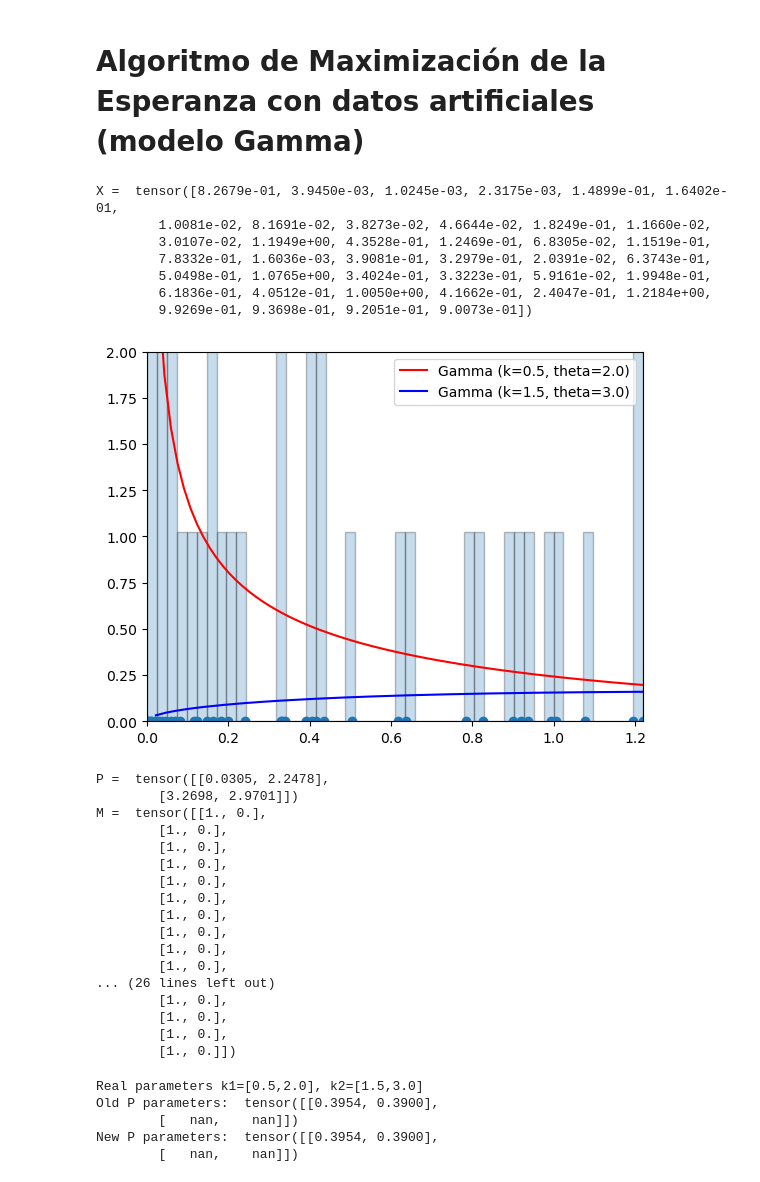
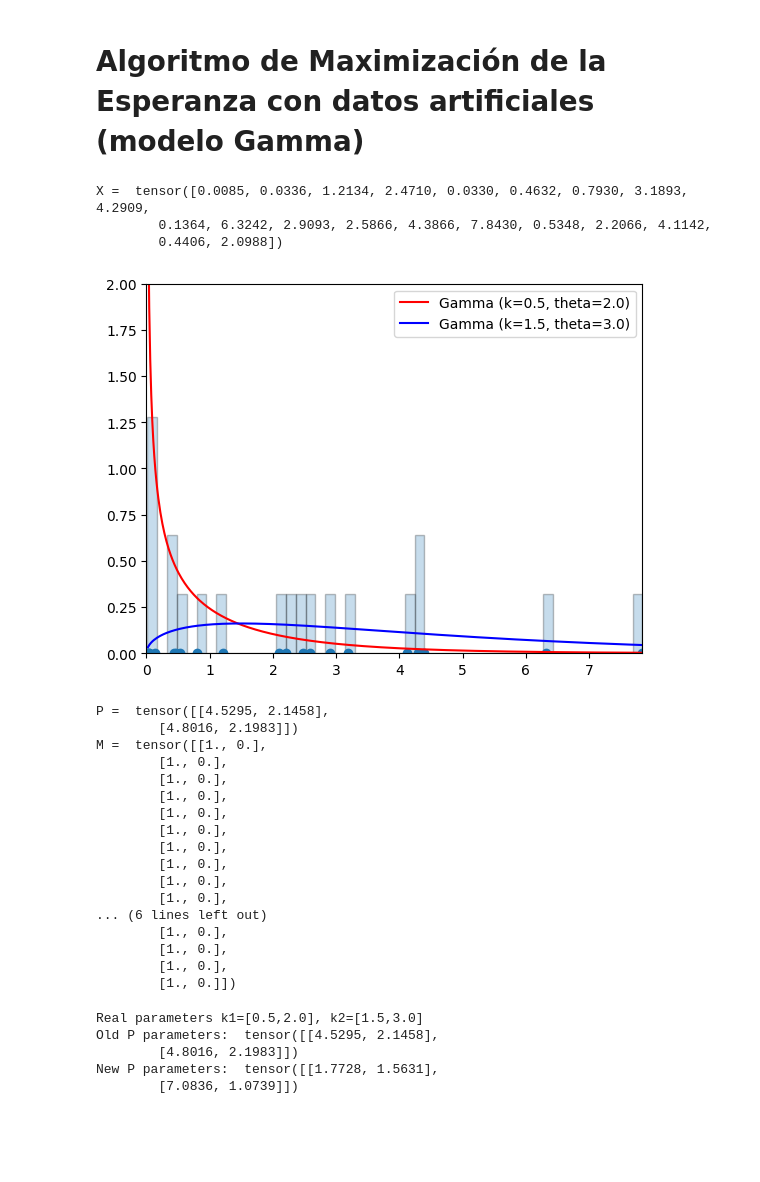
Before and after one commit to BRJMM/AprendizajeAutomatico, a Jupyter notebook: TrabajoPractico0/Trabajo_práctico_0_Algoritmo_de_Maximización_de_la_Esperanza.ipynb, the cells around one changed output. Drawn from its saved outputs; the diff is of its cells as text; code cells hidden in the pictures; blank space fills up the shorter version.

```diff
--- a/TrabajoPractico0/Trabajo_práctico_0_Algoritmo_de_Maximización_de_la_Esperanza.ipynb
+++ b/TrabajoPractico0/Trabajo_práctico_0_Algoritmo_de_Maximización_de_la_Esperanza.ipynb
@@ -60,7 +60,7 @@ def plot(X, mu1, sigma1, mu2, sigma2, title=''):
     plt.legend()
     plt.show()
 
-def plot_multiple(X, mus, sigmas, titles, general_title = ""):
+def plot_multiple(X, mus, sigmas, titles, general_title = "", image_name = ""):
     rows = len(titles)
     fig, axes = plt.subplots(1, rows, figsize=(30, 5))
 
@@ -81,6 +81,8 @@ def plot_multiple(X, mus, sigmas, titles, general_title = ""):
     if len(general_title):
         fig.suptitle(general_title)
     plt.tight_layout()
+    plt.savefig("{}.svg".format(image_name))
+
     plt.show()
 # %% [markdown]
 # Trabajo Práctico 0: Algoritmo de Maximización de la Esperanza
@@ -442,12 +444,16 @@ for parametros in lista_parametros:
 
 
     # plot(X, mu1, sigma1, mu2, sigma2, "Datos generados con base a los parámetros dados")
-
+    total = ''
     for i in range(1,6):
+        g1 = ''
+        g2 = ''
         mus.append([mu1, mu2])
         sigmas.append([sigma1, sigma2])
         titles.append("Valores reales")
         P = init_random_parameters()
+        g1 = '{} & {}, {}'.format(i, round(P[0][0].item(), 2), round(P[0][1].item(), 2))
+        g2 = '{}, {}'.format(round(P[1][0].item(), 2), round(P[1][1].item(), 2))
         mus.append([P[0][0], P[1][0]])
         sigmas.append([P[0][1], P[1][1]])
         titles.append("Parametros aleatorios")
@@ -462,9 +468,13 @@ for parametros in lista_parametros:
                 titles.append("Iteración {}".format(a))
         mus.append([P[0][0], P[1][0]])
         sigmas.append([P[0][1], P[1][1]])
+        g1 += ' & {}, {}'.format(round(P[0][0].item(), 2), round(P[0][1].item(), 2))
+        g2 += ' & {}, {}'.format(round(P[1][0].item(), 2), round(P[1][1].item(), 2))
+        total += '{} & {} \\\\ \hline \n'.format(g1, g2)
         titles.append("Resultado")
-        plot_multiple(X, mus, sigmas, titles, "Dataset N={}, Ejecucion {}".format(n, i))
+        plot_multiple(X, mus, sigmas, titles, "Dataset N={}, Ejecucion {}".format(n, i), "n{}_{}_rp".format(n,i))
         mus = []
         sigmas = []
         titles = []
+    print(total)
 # %% [output]
@@ -556,43 +574,39 @@ def generate_gamma_data(n, k1, theta1, k2, theta2):
   n: int, required
       Number of elements to generate for each gamma distribution
   k1: int, required
       First k gamma distribution parameter
   theta1: int, required
       First theta gamma distribution parameter
   k2: int, required
       Second k gamma distribution parameter
   theta2: int, required
       Second theta gamma distribution parameter
   Returns
   -------
   Tensor
       Generated data of length of 2*n
   """
   # Generate distributions
-  gamma_dist1 = torch.distributions.Gamma(torch.tensor([k1]), torch.tensor([theta1]))
-  gamma_dist2 = torch.distributions.Gamma(torch.tensor([k2]), torch.tensor([theta2]))
+  gamma_dist1 = torch.distributions.Gamma(torch.tensor([k1]), 1/torch.tensor([theta1]))
+  gamma_dist2 = torch.distributions.Gamma(torch.tensor([k2]), 1/torch.tensor([theta2]))
 
   # Take a sample from each dist
   gamma_sample1 = gamma_dist1.sample((n,1)).squeeze()
   gamma_sample2 = gamma_dist2.sample((n,1)).squeeze()
 
   # Concatenate the 2 samples
   X =  torch.cat((gamma_sample1, gamma_sample2))
   return X
 
 X = generate_gamma_data(n, k1, theta1, k2, theta2)
 print('X = ', X)
 
 plot_gamma(X, k1, theta1, k2, theta2)
 # %% [output]
-X =  tensor([8.2679e-01, 3.9450e-03, 1.0245e-03, 2.3175e-03, 1.4899e-01, 1.6402e-01,
-        1.0081e-02, 8.1691e-02, 3.8273e-02, 4.6644e-02, 1.8249e-01, 1.1660e-02,
-        3.0107e-02, 1.1949e+00, 4.3528e-01, 1.2469e-01, 6.8305e-02, 1.1519e-01,
-        7.8332e-01, 1.6036e-03, 3.9081e-01, 3.2979e-01, 2.0391e-02, 6.3743e-01,
-        5.0498e-01, 1.0765e+00, 3.4024e-01, 3.3223e-01, 5.9161e-02, 1.9948e-01,
-        6.1836e-01, 4.0512e-01, 1.0050e+00, 4.1662e-01, 2.4047e-01, 1.2184e+00,
-        9.9269e-01, 9.3698e-01, 9.2051e-01, 9.0073e-01])
+X =  tensor([0.0085, 0.0336, 1.2134, 2.4710, 0.0330, 0.4632, 0.7930, 3.1893, 4.2909,
+        0.1364, 6.3242, 2.9093, 2.5866, 4.3866, 7.8430, 0.5348, 2.2066, 4.1142,
+        0.4406, 2.0988])
-[figure, old version]
+[figure, new version]
 # %%
 def calculate_log_likelihood_gamma_observation(x_n, k_n, theta_n):
     """
@@ -680,8 +694,8 @@ def calculate_membership_dataset_gamma(X_dataset, Parameters_matrix):
 M = calculate_membership_dataset(X, P)
 print('M = ', M)
 # %% [output]
-P =  tensor([[0.0305, 2.2478],
-        [3.2698, 2.9701]])
+P =  tensor([[4.5295, 2.1458],
+        [4.8016, 2.1983]])
 M =  tensor([[1., 0.],
         [1., 0.],
         [1., 0.],
@@ -692,7 +706,7 @@ M =  tensor([[1., 0.],
         [1., 0.],
         [1., 0.],
         [1., 0.],
-... (26 lines left out)
+... (6 lines left out)
         [1., 0.],
         [1., 0.],
         [1., 0.],
@@ -730,7 +744,7 @@ P = recalculate_parameters(X, M)
 print('New P parameters: ', P)
 # %% [output]
 Real parameters k1=[0.5,2.0], k2=[1.5,3.0]
-Old P parameters:  tensor([[0.3954, 0.3900],
-        [   nan,    nan]])
-New P parameters:  tensor([[0.3954, 0.3900],
-        [   nan,    nan]])
+Old P parameters:  tensor([[4.5295, 2.1458],
+        [4.8016, 2.1983]])
+New P parameters:  tensor([[1.7728, 1.5631],
+        [7.0836, 1.0739]])
```
Also changed, not shown: parts of 12 cells of this notebook.
